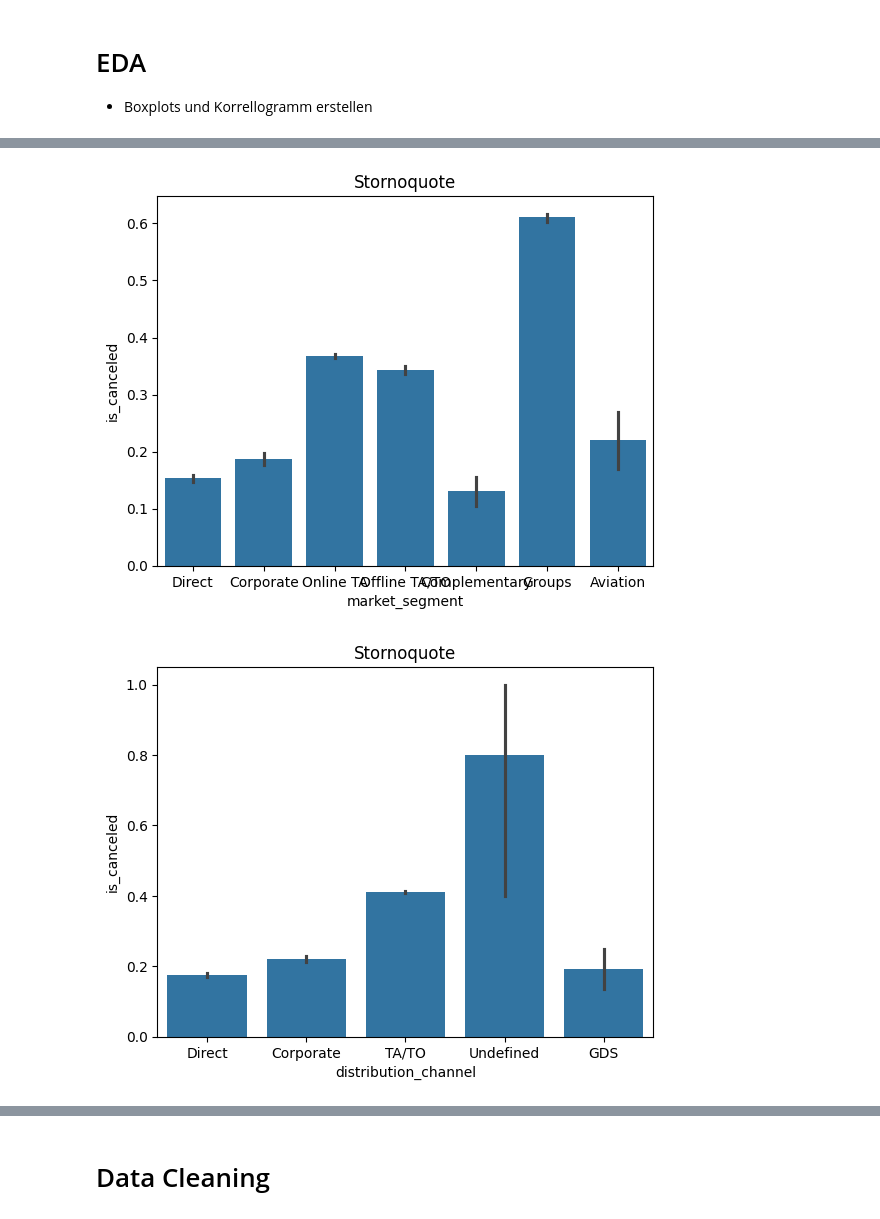
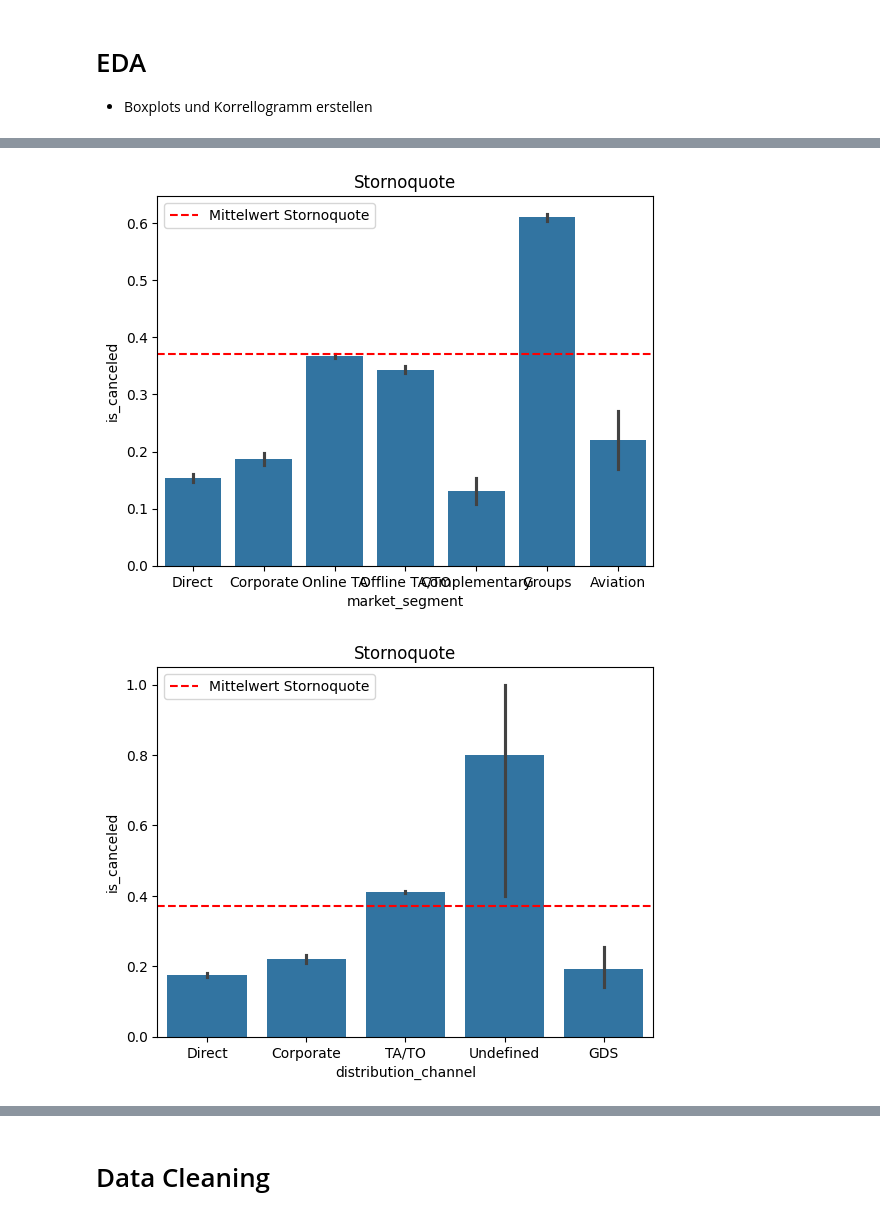
Before and after one commit to abt-kevin/Hotel_Bookings, a Jupyter notebook: hotel_bookings.ipynb, the cells around one changed output, grey strips where cells are left out. Saved outputs shown, nothing was run; the diff lists cells and outputs as text; code cells hidden in the pictures.

```diff
--- a/hotel_bookings.ipynb
+++ b/hotel_bookings.ipynb
@@ -155,8 +156,11 @@ plt.show()
 # %%
 categorical_vars = [
     'meal', 'market_segment', 'distribution_channel', 'deposit_type', 'reserved_room_type', 'assigned_room_type', 'customer_type','country_grouped']
+mean_is_canceled=df["is_canceled"].mean()
 for var in categorical_vars:
     sns.barplot(data=df, x=var, y='is_canceled')
+    plt.axhline(y=mean_is_canceled, color='red', linestyle='--',label="Mittelwert Stornoquote")
+    plt.legend()
     plt.title("Stornoquote")
     plt.show()
 # %% [output]
@@ -164,2 +168,2 @@ for var in categorical_vars:
-[figure, old version]
+[figure, new version]
-[figure, old version]
+[figure, new version]
```
Also changed, not shown: parts of 3 cells of this notebook.
